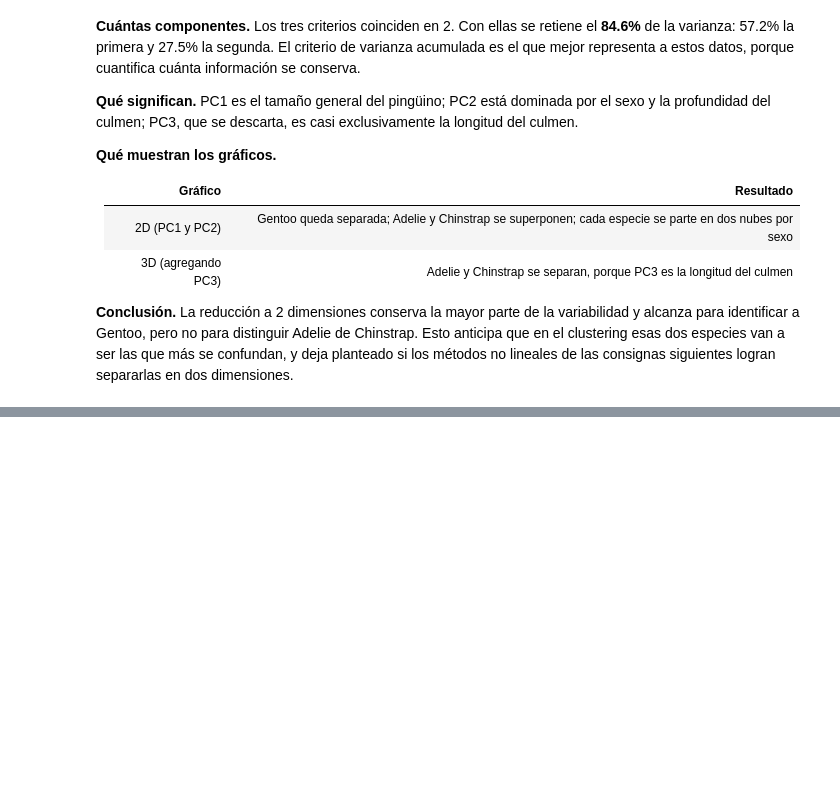
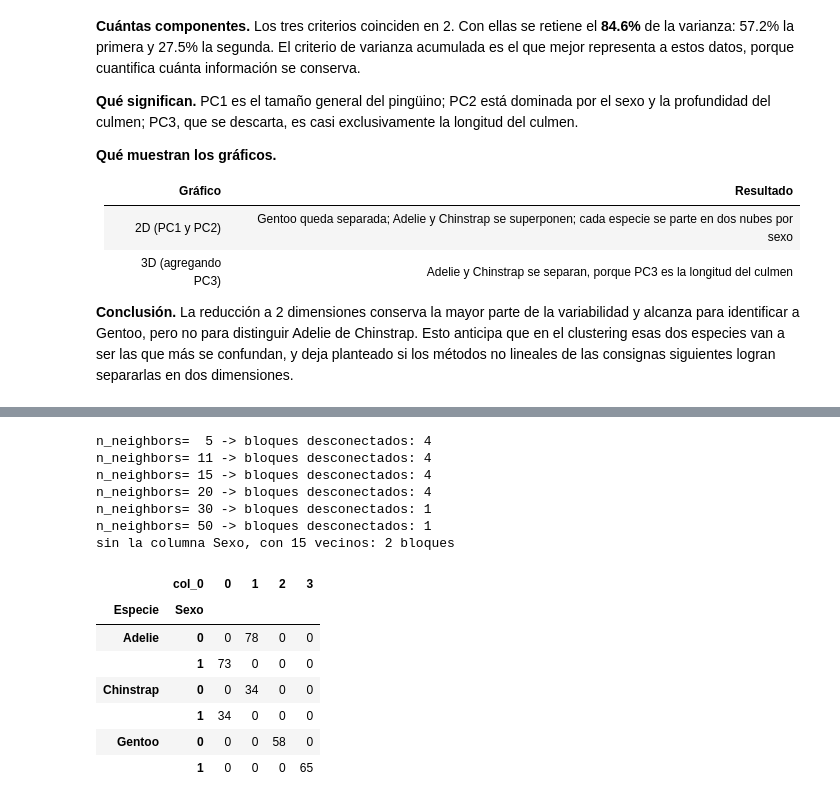
Before and after one commit to frankoespa/tuia-mineria-de-datos, a Jupyter notebook: tp1/tp1_mineria_renna_esparza.ipynb, the cells around one changed output, grey strips where cells are left out. Saved outputs shown, nothing was run; the diff lists cells and outputs as text; code cells hidden in the pictures; blank space fills up the shorter version.

```diff
--- a/tp1/tp1_mineria_renna_esparza.ipynb
+++ b/tp1/tp1_mineria_renna_esparza.ipynb
@@ -733,0 +789,30 @@ Esto confirma que la información que distingue a esas dos especies estaba en la
+# %%
+for n_vecinos in [5, 11, 15, 20, 30, 50]:
+    grafo = kneighbors_graph(X_std, n_neighbors=n_vecinos, mode="connectivity")
+    cantidad, _ = connected_components(grafo, directed=False)
+    print(f"n_neighbors={n_vecinos:3d} -> bloques desconectados: {cantidad}")
+
+# El mismo cálculo sin la columna Sexo
+grafo_sin_sexo = kneighbors_graph(X_std.drop(columns="Sexo"), n_neighbors=15, mode="connectivity")
+print("sin la columna Sexo, con 15 vecinos:", connected_components(grafo_sin_sexo, directed=False)[0], "bloques")
+
+# Composición de los bloques con 15 vecinos
+grafo = kneighbors_graph(X_std, n_neighbors=15, mode="connectivity")
+_, bloques = connected_components(grafo, directed=False)
+pd.crosstab([y, df["Sexo"]], bloques)
+# %% [output]
+n_neighbors=  5 -> bloques desconectados: 4
+n_neighbors= 11 -> bloques desconectados: 4
+n_neighbors= 15 -> bloques desconectados: 4
+n_neighbors= 20 -> bloques desconectados: 4
+n_neighbors= 30 -> bloques desconectados: 1
+n_neighbors= 50 -> bloques desconectados: 1
+sin la columna Sexo, con 15 vecinos: 2 bloques
+|  | col_0 | 0 | 1 | 2 | 3 |
+| Especie | Sexo |  |  |  |  |
+| Adelie | 0 | 0 | 78 | 0 | 0 |
+|  | 1 | 73 | 0 | 0 | 0 |
+| Chinstrap | 0 | 0 | 34 | 0 | 0 |
+|  | 1 | 34 | 0 | 0 | 0 |
+| Gentoo | 0 | 0 | 0 | 58 | 0 |
+|  | 1 | 0 | 0 | 0 | 65 |
```
Also changed, not shown: parts of 14 cells of this notebook, 3 other files.
